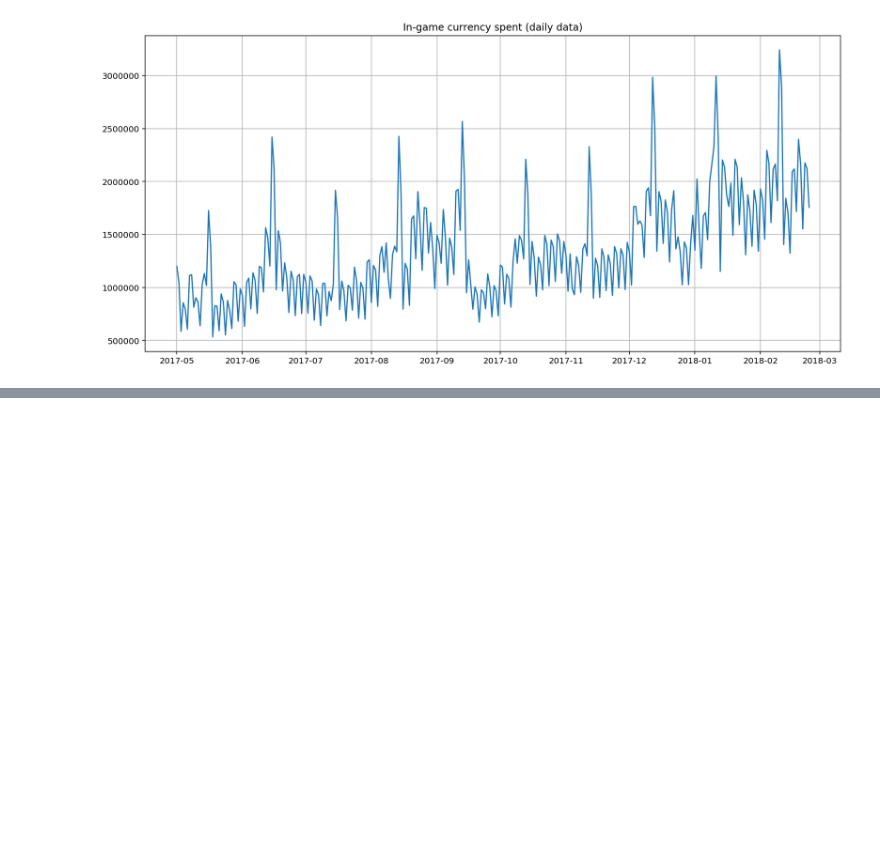
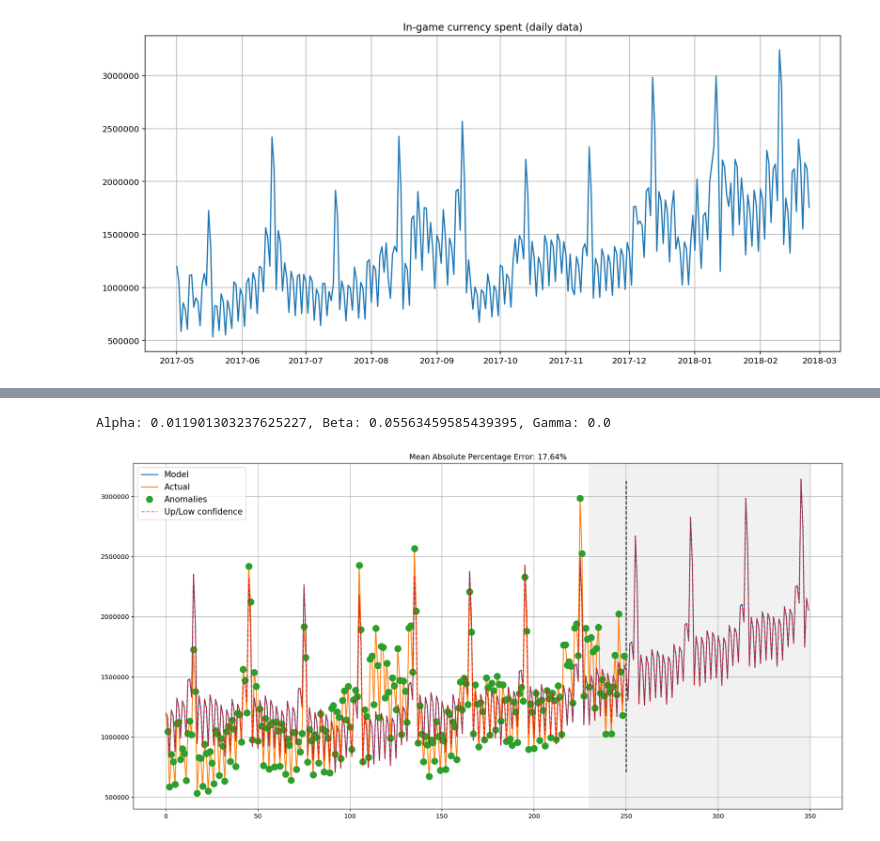
Before and after one commit to EKami/torchlite, a Jupyter notebook: examples-ts/simple_ts_models.ipynb, the cells around one changed output, grey strips where cells are left out. Saved outputs shown, nothing was run; the diff lists cells and outputs as text; code cells hidden in the pictures; blank space fills up the shorter version.

```diff
--- a/examples-ts/simple_ts_models.ipynb
+++ b/examples-ts/simple_ts_models.ipynb
@@ -54,0 +85,8 @@ File already exists.
+# %%
+# HoltWinters
+hw = tts.HoltWinters(currency["GEMS_GEMS_SPENT"][:-50], slen=30, alpha=0, beta=0, gamma=0, n_preds=100)
+hw.get_best_parameters(inplace=True)
+output = hw.triple_exponential_smoothing(plot_results=True, plot_intervals=True, plot_anomalies=True)
+# %% [output]
+Alpha: 0.011901303237625227, Beta: 0.05563459585439395, Gamma: 0.0
+[figure, added]
```
Also changed, not shown: parts of 18 cells of this notebook, 1 other file.
